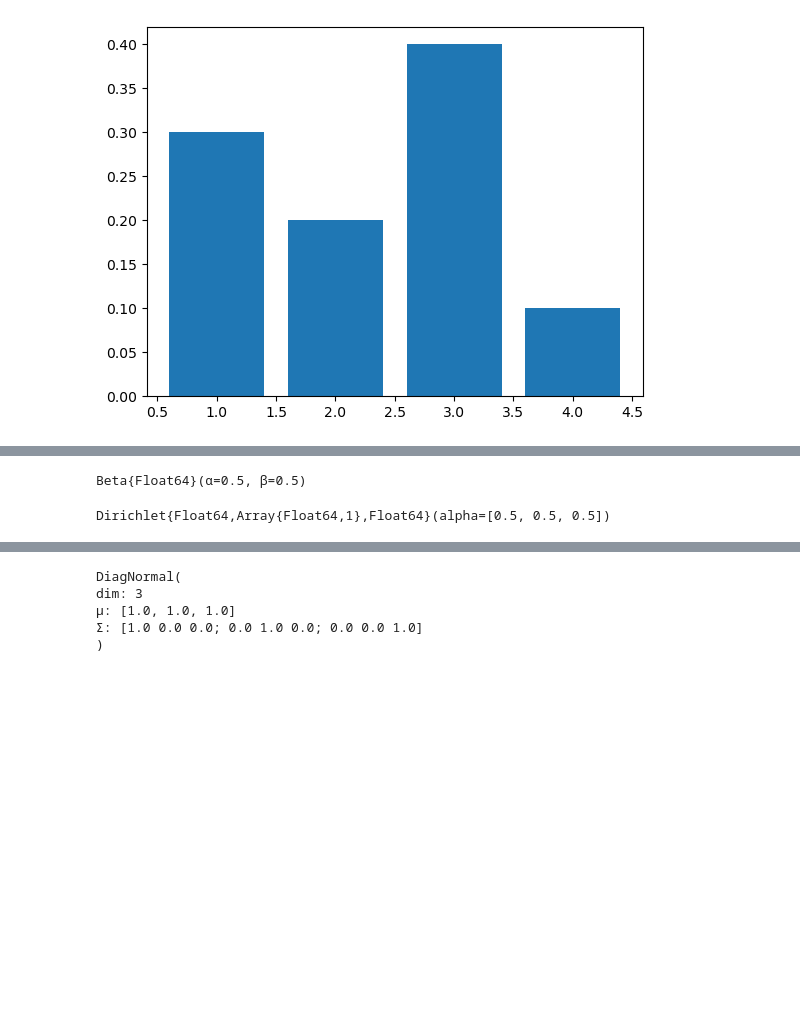
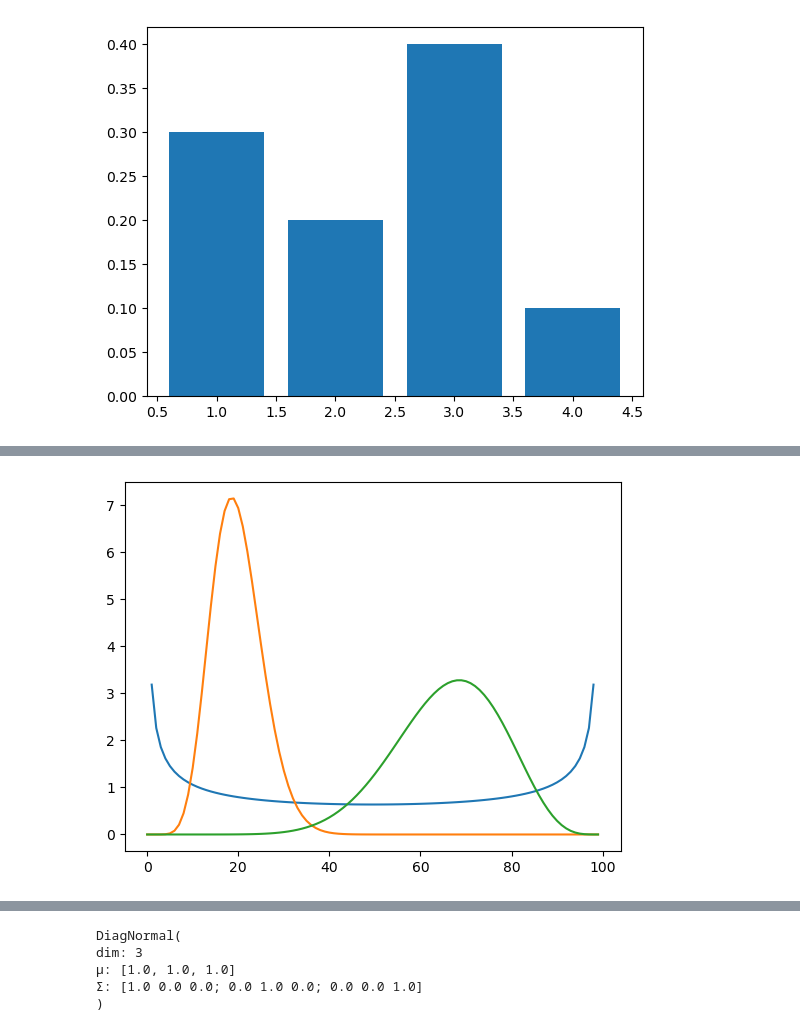
Before and after one commit to akiabe/BayesMLBook, a Jupyter notebook: Distribution.ipynb, the cells around one changed output, grey strips where cells are left out. Saved outputs shown, nothing was run; the diff lists cells and outputs as text; code cells hidden in the pictures; blank space fills up the shorter version.

```diff
--- a/Distribution.ipynb
+++ b/Distribution.ipynb
@@ -58,9 +65,29 @@ Poisson{Float64}(λ=0.5)
 # %%
-Beta(0.5, 0.5)
+# Beta distribution
+μ = range(0, 1, length=100)
+
+𝒑1 = pdf(Beta(0.5, 0.5), μ)
+𝒑2 = pdf(Beta(10.0, 40.0), μ)
+𝒑3 = pdf(Beta(10.0, 5.0), μ)
+
+plot(𝐱, 𝒑1); plot(𝐱, 𝒑2); plot(𝐱, 𝒑3);
 # %% [output]
-Beta{Float64}(α=0.5, β=0.5)
+[figure, added]
 # %%
-Dirichlet([0.5,0.5,0.5])
+# Dirichlet distribution
+𝛑₁ = range(0, 1, length=100)
+𝛑₂ = range(0, 1, length=100)
+
+diri = zeros(100, 100)
+for (i, π₁) in enumerate(𝛑₁)
+    for (j, π₂) in enumerate(𝛑₂)
+        π₃ = 1 - (π₁+π₂)
+        if π₃ >= 0
+            𝒑 = pdf(Dirichlet([10.0, 10.0, 10.0]), [π₁, π₂, π₃])
+            diri[i, j] = 𝒑
+        end
+    end
+end
+
+surface(diri)
-# %% [output]
-Dirichlet{Float64,Array{Float64,1},Float64}(alpha=[0.5, 0.5, 0.5])
 # %%
```
Also changed, not shown: parts of 4 cells of this notebook.
